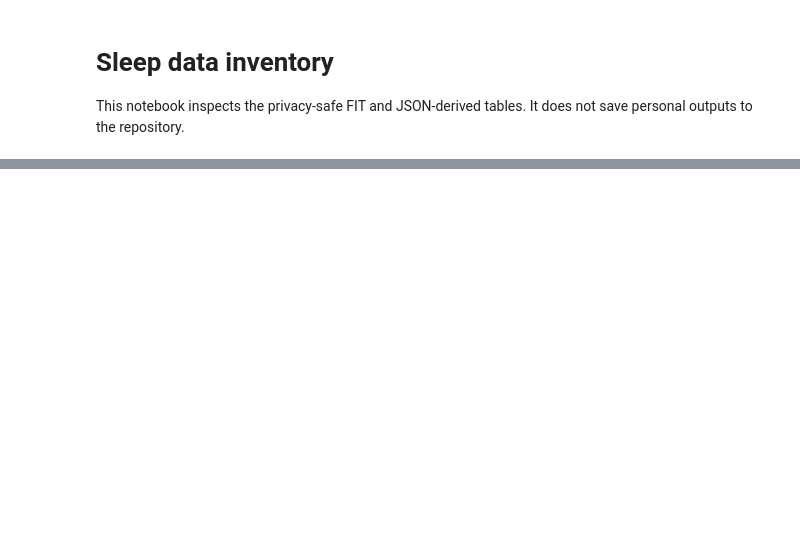
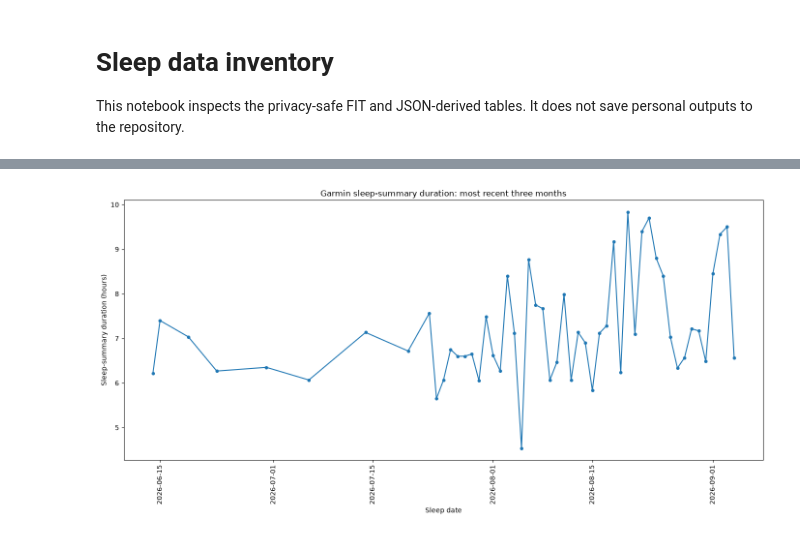
Before and after one commit to butlerwill1/garmin-health-data, a Jupyter notebook: notebooks/06_sleep_data_inventory.ipynb, the cells around one changed output, grey strips where cells are left out. Drawn from its saved outputs; the diff is of its cells as text; code cells hidden in the pictures; blank space fills up the shorter version.

```diff
--- a/notebooks/06_sleep_data_inventory.ipynb
+++ b/notebooks/06_sleep_data_inventory.ipynb
@@ -24,21 +44,29 @@ else:
 # %%
 # Show a stage hypnogram when available; otherwise show the sleep-summary duration trend.
 if not {"nights", "segments", "signals"}.issubset(globals()):
     from garmin_daylio_analysis.sleep import load_local_sleep_analysis
 
     sleep = load_local_sleep_analysis()
     nights, segments, signals = sleep.nights, sleep.segments, sleep.signals
 
 import matplotlib.pyplot as plt
+import pandas as pd
 if segments.empty:
-    plt.plot(nights.sleep_date, nights.summary_total_seconds / 3600, marker="o", markersize=3)
+    recent_cutoff = (pd.Timestamp(nights.sleep_date.max()) - pd.DateOffset(months=3)).date()
+    recent_nights = nights[nights.sleep_date >= recent_cutoff]
+    plt.figure(figsize=(14, 7))
+    plt.plot(recent_nights.sleep_date, recent_nights.summary_total_seconds / 3600, marker="o", markersize=4)
     plt.ylabel("Sleep-summary duration (hours)")
     plt.xlabel("Sleep date")
-    plt.title("Garmin sleep-summary duration")
+    plt.xticks(rotation=90)
+    plt.title("Garmin sleep-summary duration: most recent three months")
+    plt.tight_layout()
 else:
     chosen_date = nights.sleep_date.max()
     plot = segments[segments.sleep_date == chosen_date].copy()
     stage_order = {"awake": 4, "rem": 3, "light": 2, "deep": 1, "unmeasurable": 0}
     plt.step(plot.start_local, plot.raw_stage.map(stage_order), where="post")
     plt.yticks(list(stage_order.values()), list(stage_order))
     plt.title(f"Garmin hypnogram: {chosen_date}")
+# %% [output]
+[figure, added]
```
Also changed, not shown: parts of 4 cells of this notebook, 2 other files.
